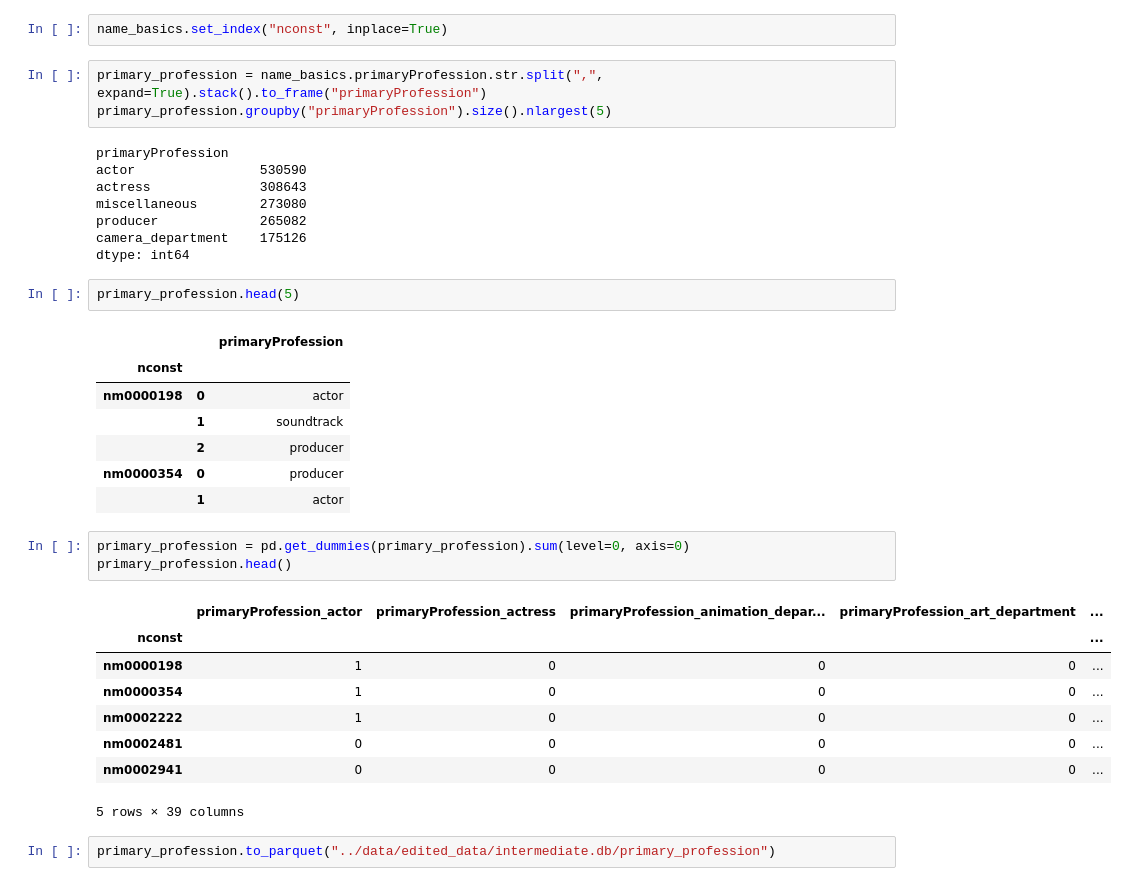
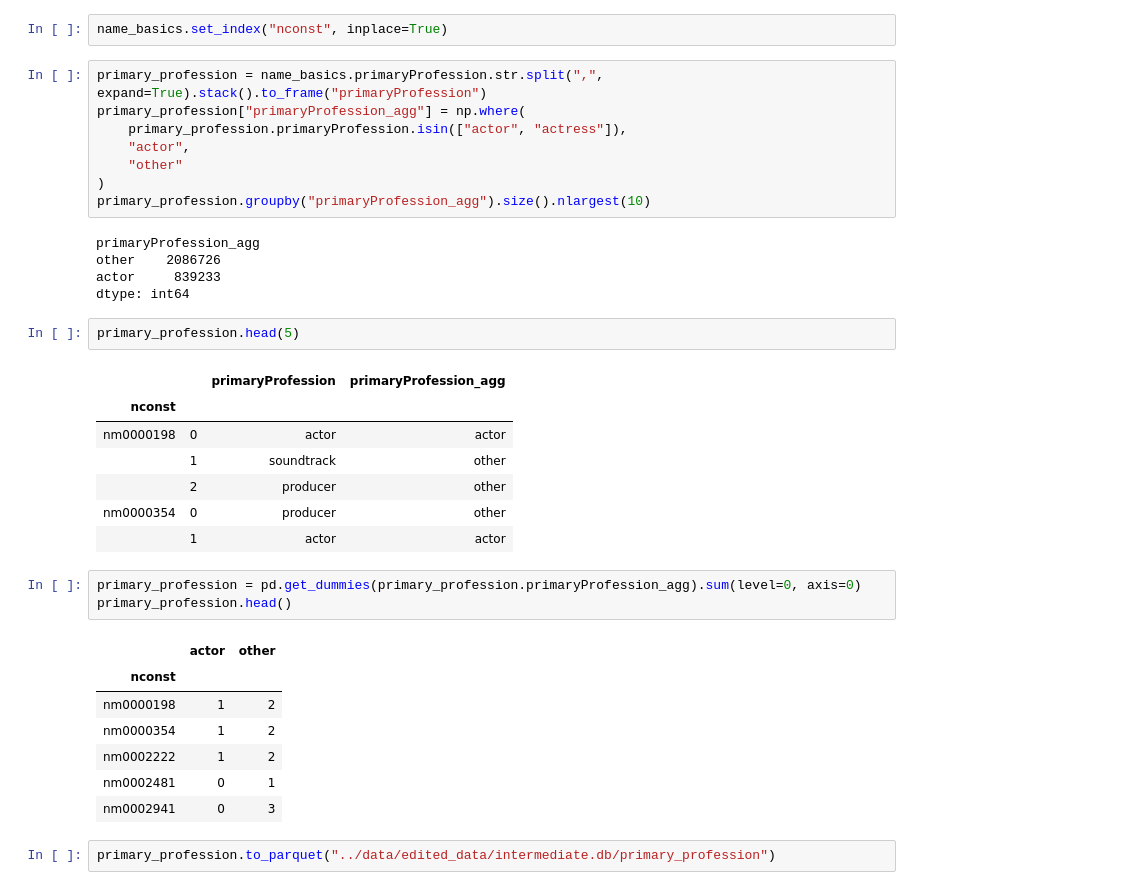
Before and after one commit to michaeltouze/datasciencest-movie, a Jupyter notebook: src/Features.ipynb, the cells around one changed output. Saved outputs shown, nothing was run; the diff lists cells and outputs as text.

```diff
--- a/src/Features.ipynb
+++ b/src/Features.ipynb
@@ -194,37 +189,38 @@ name_basics = pd.read_parquet("../data/edited_data/datamart.db/name_basics")
 name_basics.set_index("nconst", inplace=True)
 # %%
 primary_profession = name_basics.primaryProfession.str.split(",", expand=True).stack().to_frame("primaryProfession")
-primary_profession.groupby("primaryProfession").size().nlargest(5)
+primary_profession["primaryProfession_agg"] = np.where(
+    primary_profession.primaryProfession.isin(["actor", "actress"]),
+    "actor",
+    "other"
+)
+primary_profession.groupby("primaryProfession_agg").size().nlargest(10)
 # %% [output]
-primaryProfession
-actor                530590
-actress              308643
-miscellaneous        273080
-producer             265082
-camera_department    175126
+primaryProfession_agg
+other    2086726
+actor     839233
 dtype: int64
 # %%
 primary_profession.head(5)
 # %% [output]
-|  |  | primaryProfession |
-| nconst |  |  |
-| nm0000198 | 0 | actor |
-|  | 1 | soundtrack |
-|  | 2 | producer |
-| nm0000354 | 0 | producer |
-|  | 1 | actor |
+|  |  | primaryProfession | primaryProfession_agg |
+| nconst |  |  |  |
+| nm0000198 | 0 | actor | actor |
+|  | 1 | soundtrack | other |
+|  | 2 | producer | other |
+| nm0000354 | 0 | producer | other |
+|  | 1 | actor | actor |
 # %%
-primary_profession = pd.get_dummies(primary_profession).sum(level=0, axis=0)
+primary_profession = pd.get_dummies(primary_profession.primaryProfession_agg).sum(level=0, axis=0)
 primary_profession.head()
 # %% [output]
-|  | primaryProfession_actor | primaryProfession_actress | primaryProfession_animation_depar... | primaryProfession_art_department | ... |
-| nconst |  |  |  |  | ... |
-| nm0000198 | 1 | 0 | 0 | 0 | ... |
-| nm0000354 | 1 | 0 | 0 | 0 | ... |
-| nm0002222 | 1 | 0 | 0 | 0 | ... |
-| nm0002481 | 0 | 0 | 0 | 0 | ... |
-| nm0002941 | 0 | 0 | 0 | 0 | ... |
+|  | actor | other |
+| nconst |  |  |
+| nm0000198 | 1 | 2 |
+| nm0000354 | 1 | 2 |
+| nm0002222 | 1 | 2 |
+| nm0002481 | 0 | 1 |
+| nm0002941 | 0 | 3 |
-5 rows × 39 columns
 # %%
 primary_profession.to_parquet("../data/edited_data/intermediate.db/primary_profession")
 # %% [markdown]
```
Also changed, not shown: parts of 19 cells of this notebook, 2 other files.
